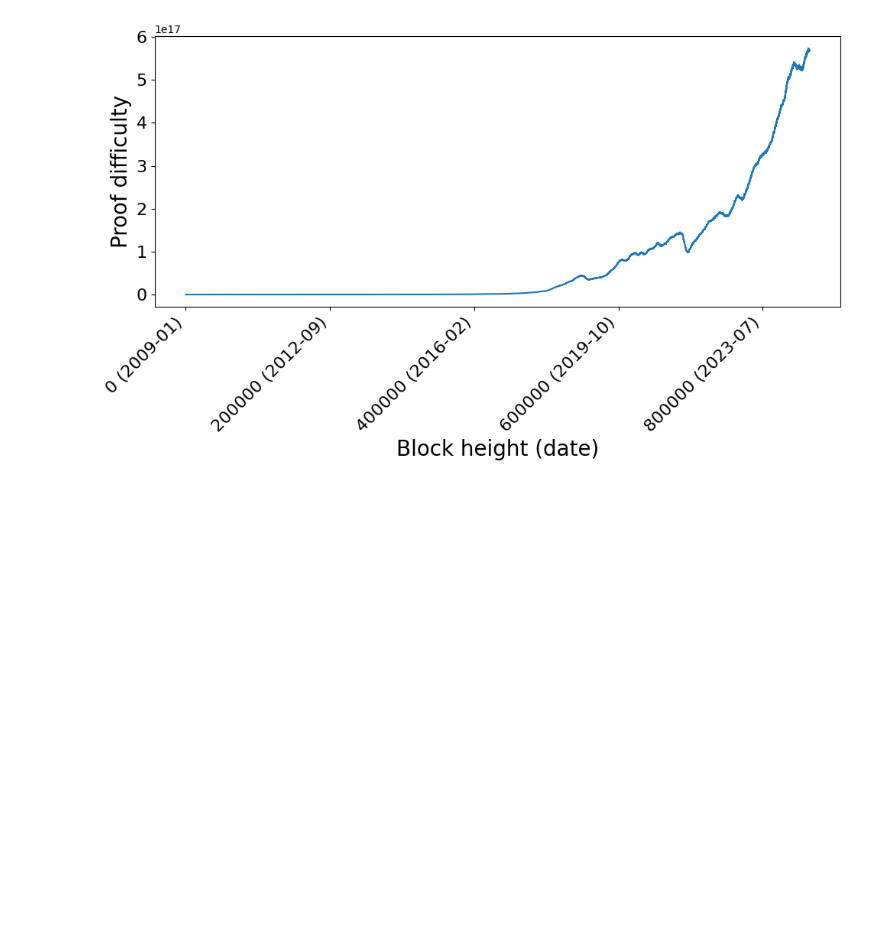
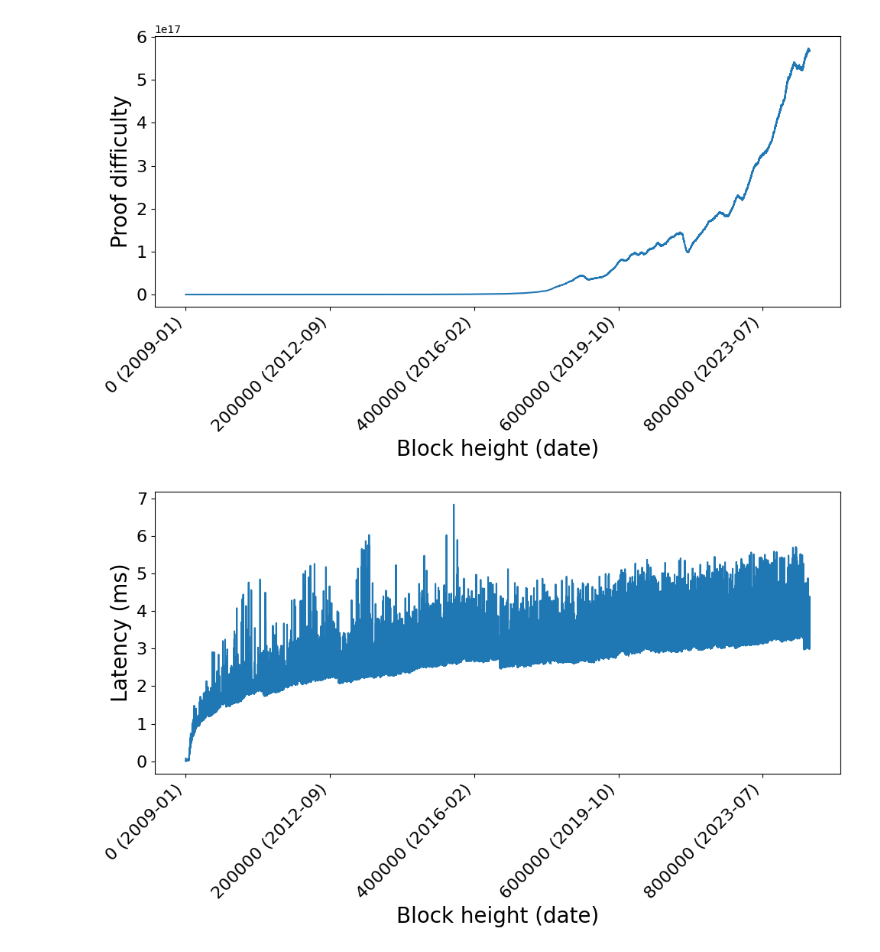
Before and after one commit to loicmiller/variable-mls, a Jupyter notebook: analysis/plots.ipynb, the cells around one changed output. Saved outputs shown, nothing was run; the diff lists cells and outputs as text; code cells hidden in the pictures; blank space fills up the shorter version.

Commit message:
Modifications to measure and plot proof generation latency

```diff
--- a/analysis/plots.ipynb
+++ b/analysis/plots.ipynb
@@ -268,3 +269,32 @@ plt.savefig("proof-difficulty-variation-over-time.pdf", format="pdf")
 plt.show()
 # %% [output]
 [figure]
+# %%
+# Plot proof generation latency over time
+plt.figure(figsize=(10, 6))
+sns.lineplot(x=df['height'], y=df['proof_generation_latency'], estimator=None, sort=False)
+
+plt.xlabel('Block height (date)', size=20)
+plt.ylabel('Latency (ms)', size=20)
+
+# Change x-axis labels to include date
+orig_x_labels = plt.gca().get_xticklabels() # Get the existing tick labels
+orig_x_labels.pop(0) # Pop first element which is irrelevant (-100000)
+heights = [int(label.get_text().split()[0]) for label in orig_x_labels] # Retrieve the corresponding heights for the tick labels
+heights.insert(0, 0) # Add relevant popped label back into heights (0)
+corresponding_dates = [] # Find the corresponding dates for the heights
+for height in heights:
+    idx = df['height'].sub(height).abs().idxmin()
+    corresponding_dates.append(df.loc[idx, 'timestamp_dt'])
+new_labels = [f"{height} ({date.strftime('%Y-%m')})" for height, date in zip(heights, corresponding_dates)] # Combine the heights and corresponding dates into new tick labels
+plt.gca().set_xticklabels(new_labels, rotation=45, ha='right')  # Set the new tick labels and rotate the labels by 45 degrees and align to the right
+
+plt.xticks(fontsize=16)
+plt.yticks(fontsize=16)
+
+plt.grid(False)
+plt.tight_layout()
+plt.savefig("proof-generation-latency-over-time.pdf", format="pdf")
+plt.show()
+# %% [output]
+[figure, added]
```
Also changed, not shown: parts of 5 cells of this notebook, 9 other files.
